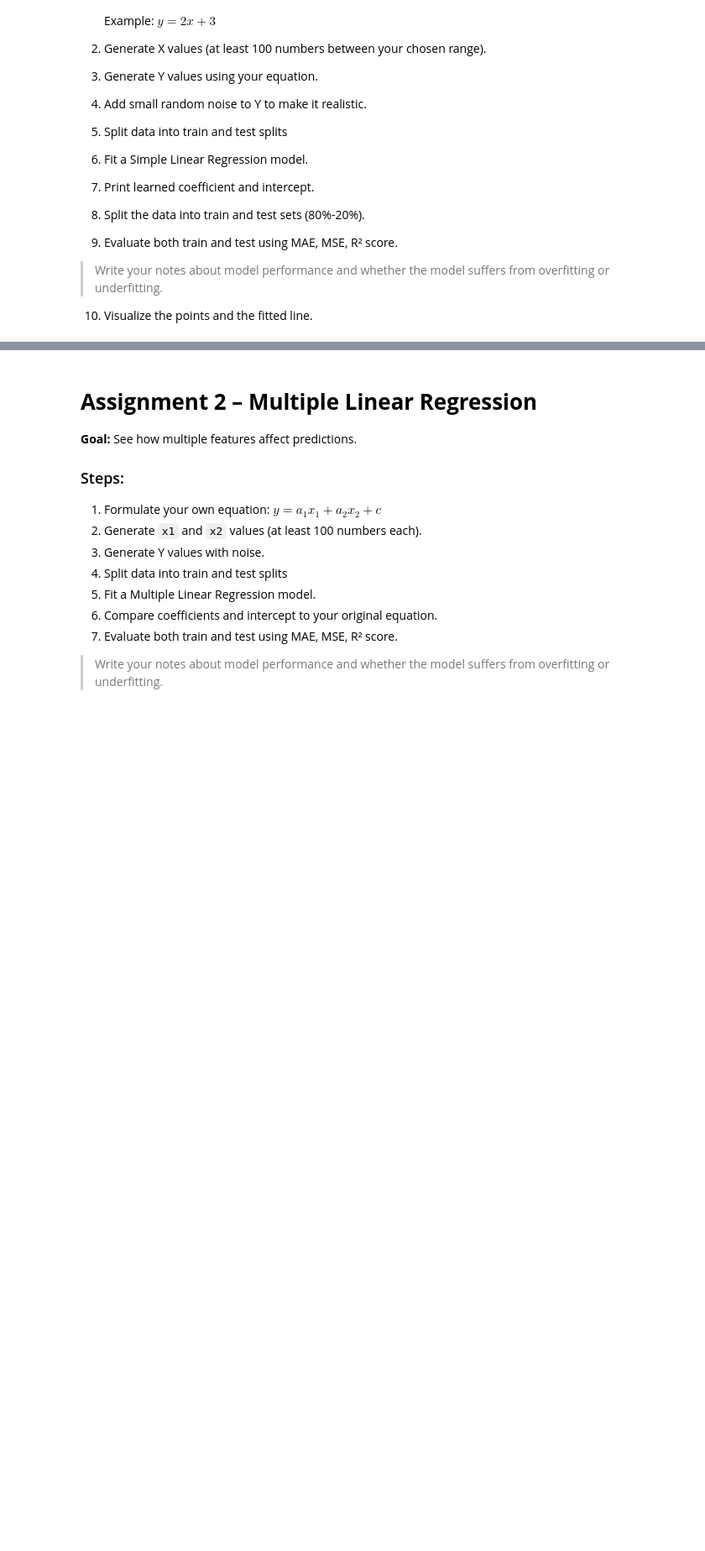
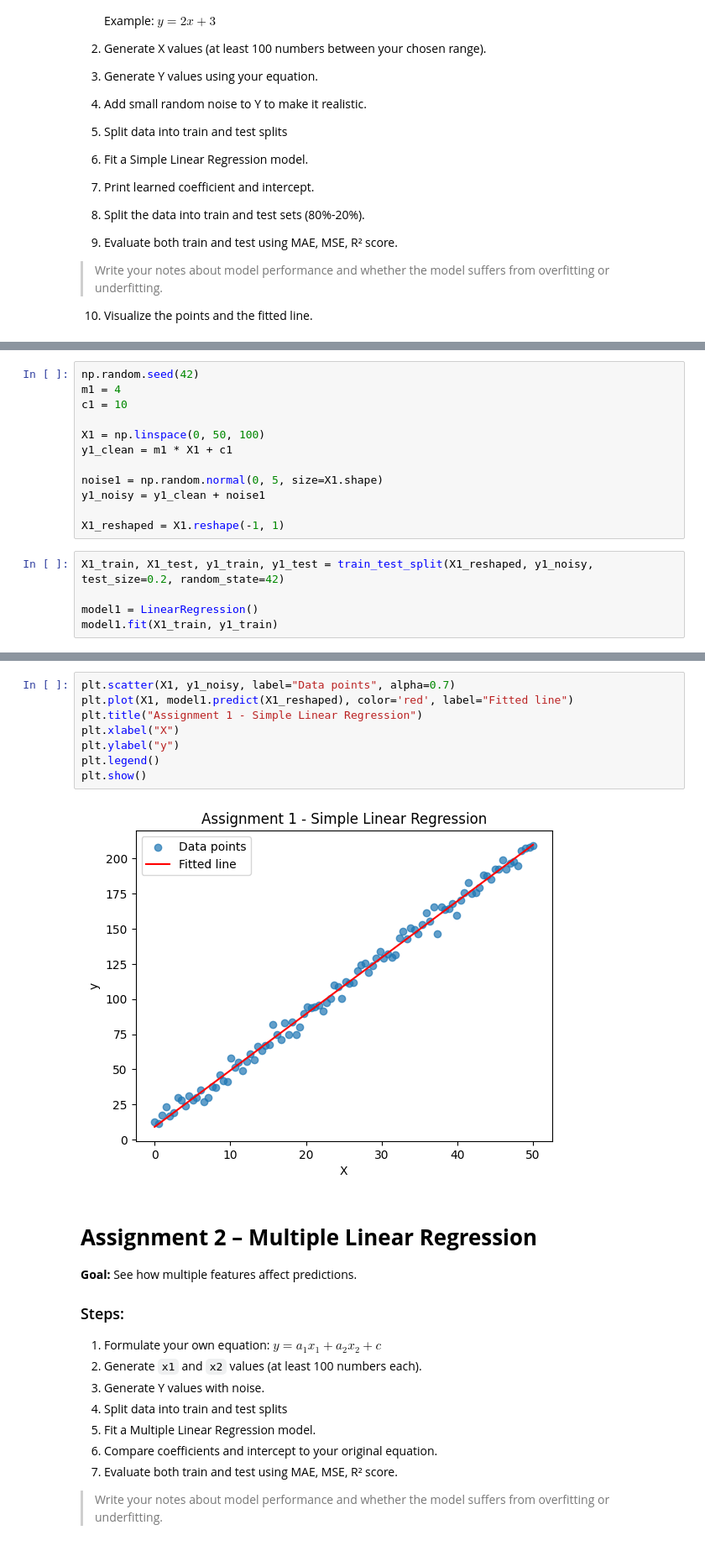
Before and after one commit to MohamedShoaib3/Algorithms_python, a Jupyter notebook: Regression_Task.ipynb, the cells around one changed output, grey strips where cells are left out. Shown: that part at 84% size. Drawn from its saved outputs; the diff is of its cells as text; blank space fills up the shorter version.

```diff
--- a/Regression_Task.ipynb
+++ b/Regression_Task.ipynb
@@ -23,0 +30,17 @@
+# %%
+np.random.seed(42)
+m1 = 4
+c1 = 10
+
+X1 = np.linspace(0, 50, 100)
+y1_clean = m1 * X1 + c1
+
+noise1 = np.random.normal(0, 5, size=X1.shape)
+y1_noisy = y1_clean + noise1
+
+X1_reshaped = X1.reshape(-1, 1)
+# %%
+X1_train, X1_test, y1_train, y1_test = train_test_split(X1_reshaped, y1_noisy, test_size=0.2, random_state=42)
+
+model1 = LinearRegression()
+model1.fit(X1_train, y1_train)
@@ -24,3 +86,13 @@
+# %%
+plt.scatter(X1, y1_noisy, label="Data points", alpha=0.7)
+plt.plot(X1, model1.predict(X1_reshaped), color='red', label="Fitted line")
+plt.title("Assignment 1 - Simple Linear Regression")
+plt.xlabel("X")
+plt.ylabel("y")
+plt.legend()
+plt.show()
+# %% [output]
+[figure, added]
 # %% [markdown]
 # **Assignment 2 – Multiple Linear Regression**
 **Goal:** See how multiple features affect predictions.
```
Also changed, not shown: parts of 15 cells of this notebook.
